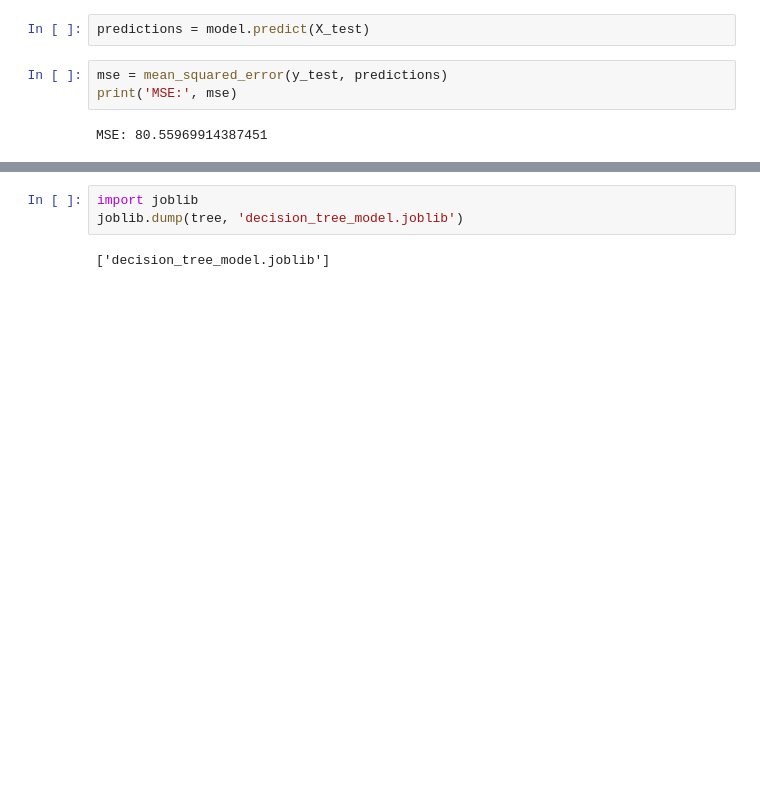
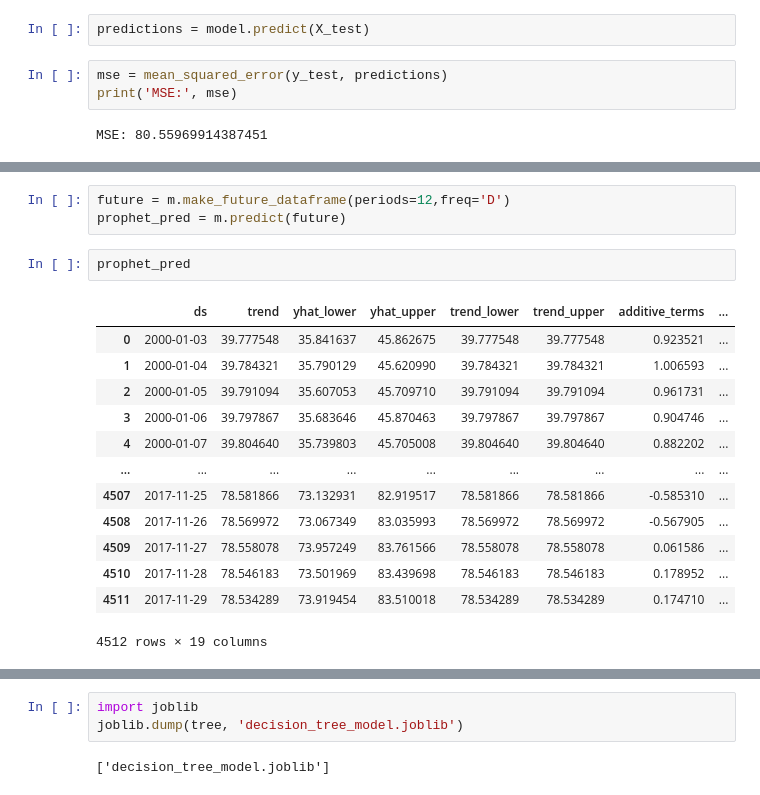
Before and after one commit to russiaonice/ML_ExxonMobile_Forecast, a Jupyter notebook: src/notebook/Base&Functions copia.ipynb, the cells around one changed output, grey strips where cells are left out. Cells and saved outputs as stored; diff of their text form; blank space fills up the shorter version.

```diff
--- a/src/notebook/Base&Functions copia.ipynb
+++ b/src/notebook/Base&Functions copia.ipynb
@@ -465,0 +547,19 @@ plt.show()
+# %%
+future = m.make_future_dataframe(periods=12,freq='D')
+prophet_pred = m.predict(future)
+# %%
+prophet_pred
+# %% [output]
+|  | ds | trend | yhat_lower | yhat_upper | trend_lower | trend_upper | additive_terms | ... |
+| 0 | 2000-01-03 | 39.777548 | 35.841637 | 45.862675 | 39.777548 | 39.777548 | 0.923521 | ... |
+| 1 | 2000-01-04 | 39.784321 | 35.790129 | 45.620990 | 39.784321 | 39.784321 | 1.006593 | ... |
+| 2 | 2000-01-05 | 39.791094 | 35.607053 | 45.709710 | 39.791094 | 39.791094 | 0.961731 | ... |
+| 3 | 2000-01-06 | 39.797867 | 35.683646 | 45.870463 | 39.797867 | 39.797867 | 0.904746 | ... |
+| 4 | 2000-01-07 | 39.804640 | 35.739803 | 45.705008 | 39.804640 | 39.804640 | 0.882202 | ... |
+| ... | ... | ... | ... | ... | ... | ... | ... | ... |
+| 4507 | 2017-11-25 | 78.581866 | 73.132931 | 82.919517 | 78.581866 | 78.581866 | -0.585310 | ... |
+| 4508 | 2017-11-26 | 78.569972 | 73.067349 | 83.035993 | 78.569972 | 78.569972 | -0.567905 | ... |
+| 4509 | 2017-11-27 | 78.558078 | 73.957249 | 83.761566 | 78.558078 | 78.558078 | 0.061586 | ... |
+| 4510 | 2017-11-28 | 78.546183 | 73.501969 | 83.439698 | 78.546183 | 78.546183 | 0.178952 | ... |
+| 4511 | 2017-11-29 | 78.534289 | 73.919454 | 83.510018 | 78.534289 | 78.534289 | 0.174710 | ... |
+4512 rows × 19 columns
```
Also changed, not shown: parts of 20 cells of this notebook, 2 other files.
